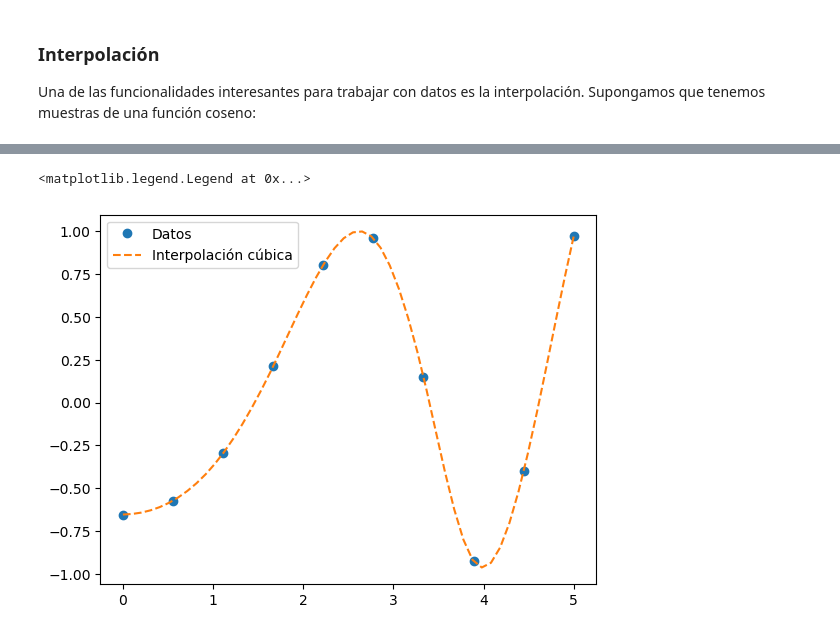
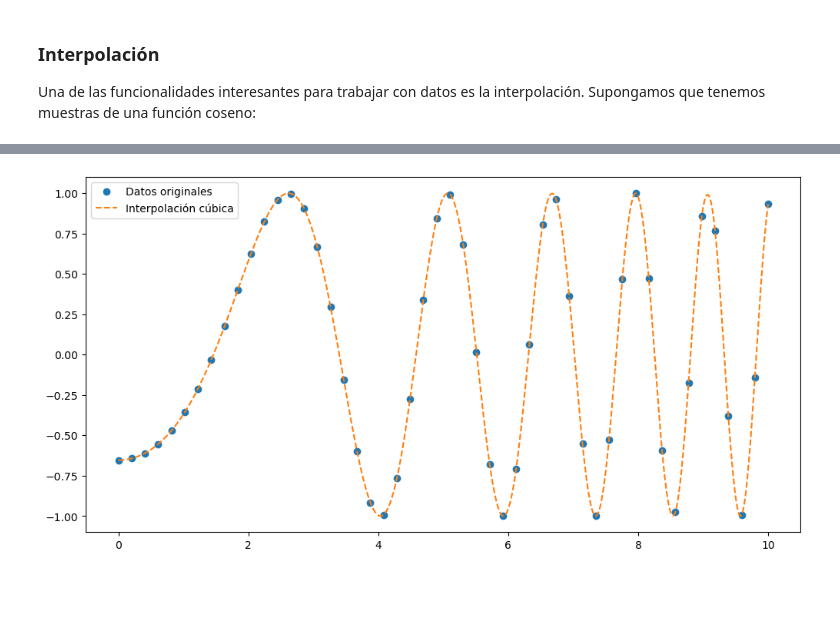
Before and after one commit to ftommasini/taller-python-cientifico, a Jupyter notebook: 2_2_Lib_SciPy.ipynb, the cells around one changed output, grey strips where cells are left out. Cells and saved outputs as stored; diff of their text form; code cells hidden in the pictures; blank space fills up the shorter version.

```diff
--- a/2_2_Lib_SciPy.ipynb
+++ b/2_2_Lib_SciPy.ipynb
@@ -42,8 +42,11 @@ Una de las funcionalidades interesantes para trabajar con datos es la interpolac
 import numpy as np
 import matplotlib.pyplot as plt
 
-x = np.linspace(0, 5, 10)
-y = np.cos(x**2/3+4)
-plt.scatter(x, y, c='b')
+x = np.linspace(0, 10, 50)  # puntos del eje horizontal
+y = np.cos((x**2) / 3 + 4)  # puntos del eje vertical
+
+# Graficamos
+plt.figure(figsize=(12, 6))
+plt.plot(x, y, 'o')
 plt.show()
 # %% [output]
@@ -53,12 +56,16 @@ Y que queremos interpolar estos puntos. Eso se puede hacer con el subpaquete *in
 # %%
 from scipy import interpolate
 
-# se define una función de interpolación lineal
-fun1 = interpolate.interp1d(x, y,kind = 'linear')
-# puntos que se quieren interpolar
-x_new = np.linspace(0, 5, 50)
+# Definimos una función de interpolación lineal con los datos originales
+fun_lin = interpolate.interp1d(x, y, kind = 'linear')
+# Puntos que se quieren interpolar
+x_new = np.linspace(0, 10, 1000)
+# Realizamos la interpolación
+y_interp = fun_lin(x_new)
 
-plt.plot(x, y, 'o', x_new, fun1(x_new), '-r')
-plt.legend(['Datos', 'Interpolación lineal'], loc = 'best')
+# Graficamos los puntos originales más los interpolados
+plt.figure(figsize=(12, 6))
+plt.plot(x, y, 'o', x_new, y_interp, '-r')
+plt.legend(['Datos originales', 'Interpolación lineal'])
 plt.show()
 # %% [output]
@@ -66,9 +73,13 @@ plt.show()
 # %%
-# Otra función de interpolación: interpolación cúbica
-fun2 = interpolate.interp1d(x, y, kind = 'cubic')
+# Generamos otra función de interpolación: interpolación cúbica
+fun_cub = interpolate.interp1d(x, y, kind = 'cubic')
+# Aplicamos la función de interpolación a los puntos deseados
+y_interp_2 = fun_cub(x_new)
 
-plt.plot(x, y, 'o', x_new, fun2(x_new), '--')
-plt.legend(['Datos', 'Interpolación cúbica'], loc = 'best')
+# Graficamos los puntos originales más los interpolados
+plt.figure(figsize=(12, 6))
+plt.plot(x, y, 'o', x_new, y_interp_2, '--')
+plt.legend(['Datos originales', 'Interpolación cúbica'])
+plt.show()
 # %% [output]
-<matplotlib.legend.Legend at 0x...>
-[figure, old version]
+[figure, new version]
```
Also changed, not shown: parts of 22 cells of this notebook, 5 other files.
